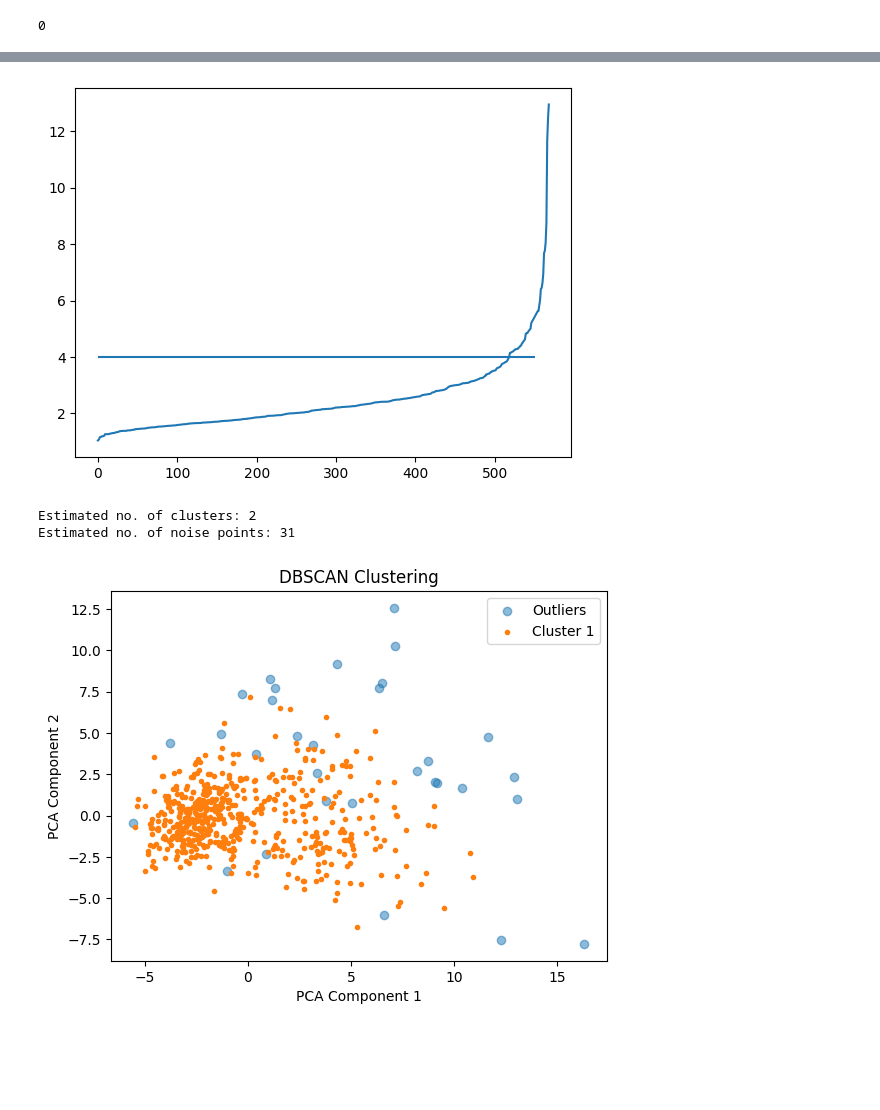
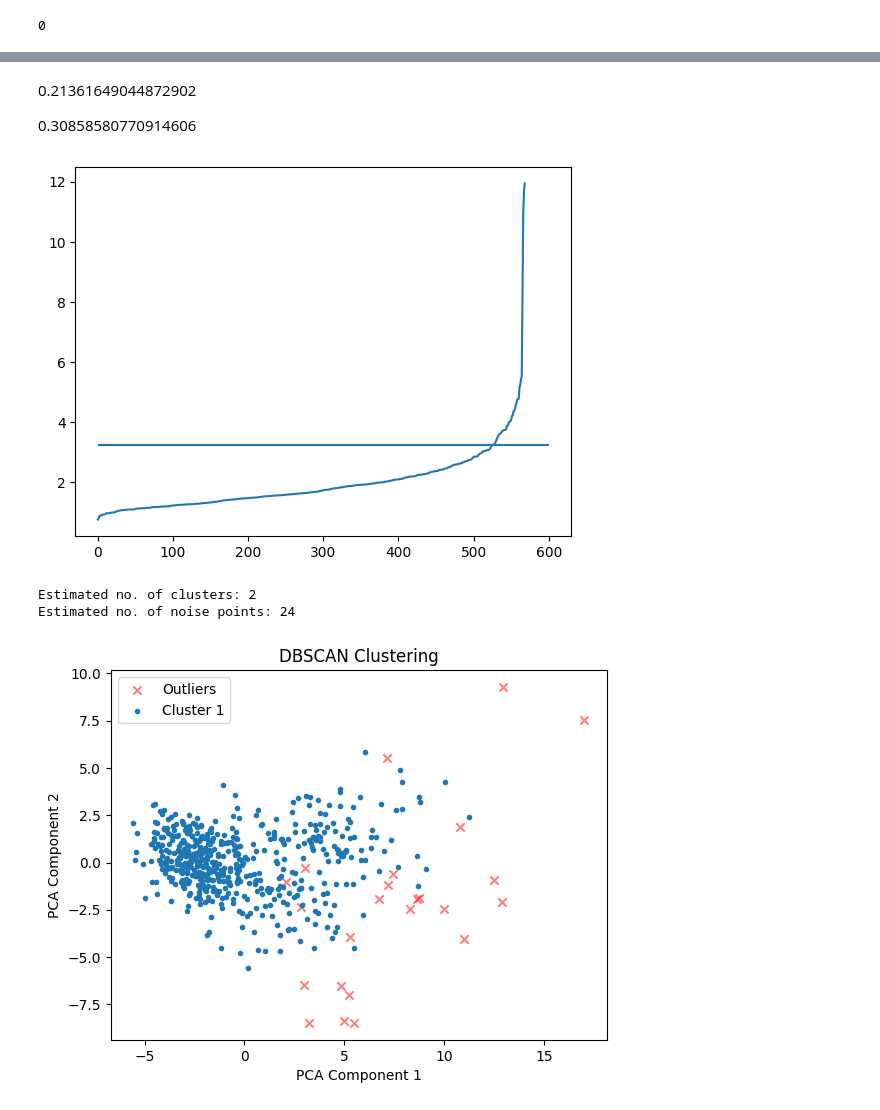
Before and after one commit to thomas-tran22/MachineLearningProject, a Jupyter notebook: ML_Project.ipynb, the cells around one changed output, grey strips where cells are left out. Cells and saved outputs as stored; diff of their text form; code cells hidden in the pictures; blank space fills up the shorter version.

Commit message:
probably all the coding we need to do  aside from maybe some more descriptive prints

```diff
--- a/ML_Project.ipynb
+++ b/ML_Project.ipynb
@@ -41,3 +69,7 @@ data.isnull().sum().sum()
+# %% [markdown]
+0.21361649044872902
+
+0.30858580770914606
 # %%
 ### Add preprocessing here (or inside the pipes)
 ## looking for outliers wit DBSCAN
@@ -53,35 +85,45 @@ nn.fit(processed_data)
 distance_matrix = nn.kneighbors(processed_data)[0]
 distances = np.sort(distance_matrix[:,3])
 plt.plot(distances)
-plt.hlines(y=4, xmin=0, xmax=550)
-# best eps around 3.75
+plt.hlines(y=3.25, xmin=0, xmax=600)
+# best eps around 2.5 for a cutoff on mutual info of .1
 plt.show()
 # %% [output]
-[figure, old version]
+[figure, new version]
 # %%
 from sklearn.cluster import DBSCAN
 
-db = DBSCAN(eps=4, min_samples=4).fit(processed_data)
+db = DBSCAN(eps=3.25, min_samples=4).fit(processed_data)
 labels = db.labels_
 no_clusters = len(np.unique(labels))
 no_noise = np.sum(np.array(labels) == -1, axis=0)
 print('Estimated no. of clusters: %d' % no_clusters)
 print('Estimated no. of noise points: %d' % no_noise)
 
-for label in np.unique(labels):
-    if label == -1:
-        plt.scatter(processed_data.loc[labels == label, 0], processed_data.loc[labels == label, 1],
-                    marker='o', label='Outliers', alpha=0.5)
-    else:
-        plt.scatter(processed_data.loc[labels == label, 0], processed_data.loc[labels == label, 1],
-                    marker='.', label=f'Cluster {label + 1}')
+inliersX = X.loc[labels == 0]
+outliersX = X.loc[labels == -1]
+
+inliersY = Y.loc[labels == 0]
+outliersY = Y.loc[labels == -1]
+
+
+plt.scatter(processed_data.loc[labels == -1, 0], processed_data.loc[labels == -1, 1],
+                    c='red', marker='x', label='Outliers', alpha=0.5)
+plt.scatter(processed_data.loc[labels == 0, 0], processed_data.loc[labels == 0, 1],
+                    marker='.', label=f'Cluster 1')
+
+#print(outliersDB)
+
+
+
+
 
 plt.xlabel('PCA Component 1')
 plt.ylabel('PCA Component 2')
 plt.title('DBSCAN Clustering')
 plt.legend()
 plt.show()
 # %% [output]
 Estimated no. of clusters: 2
-Estimated no. of noise points: 31
+Estimated no. of noise points: 24
-[figure, old version]
+[figure, new version]
```
Also changed, not shown: parts of 12 cells of this notebook, 1 other file.
